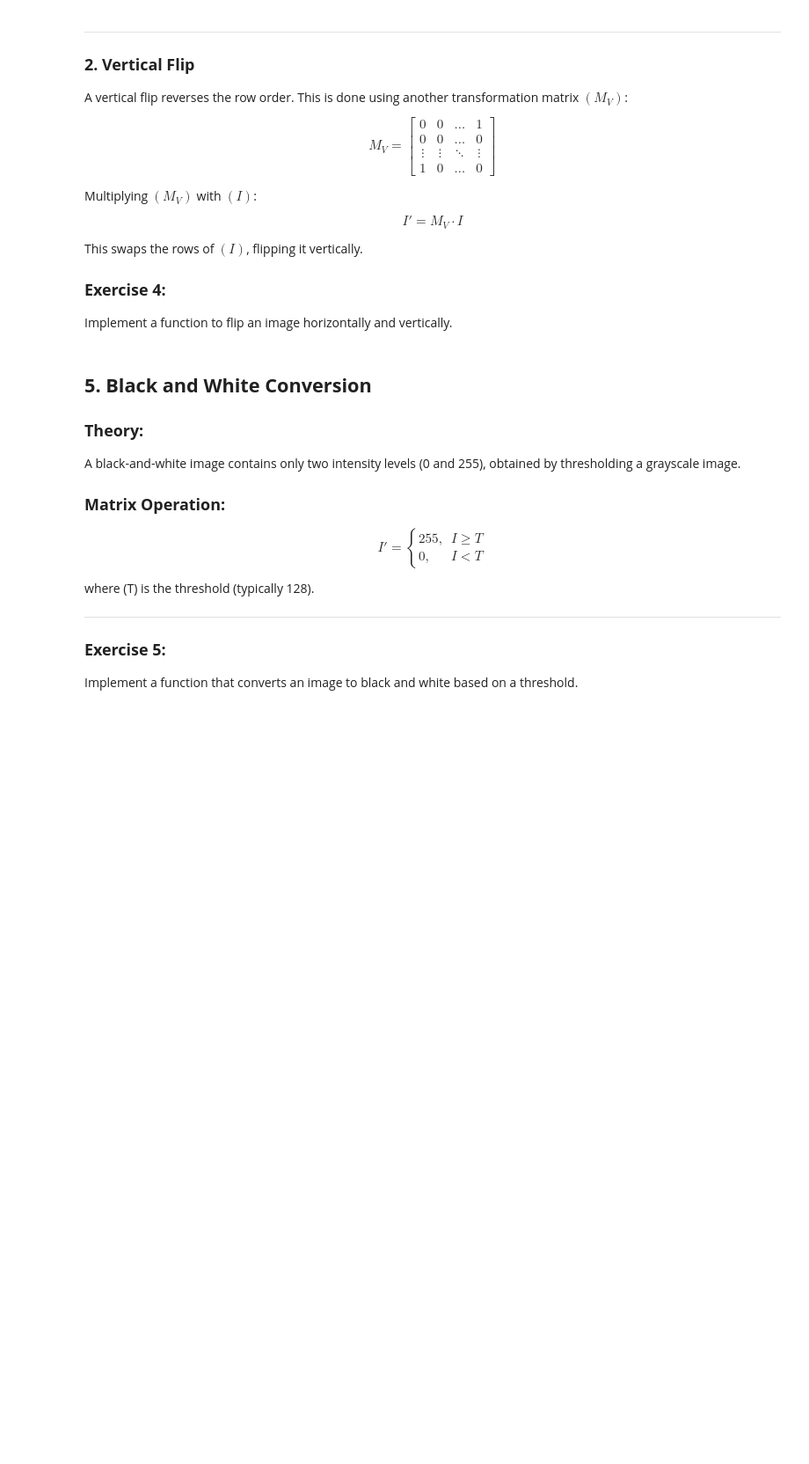
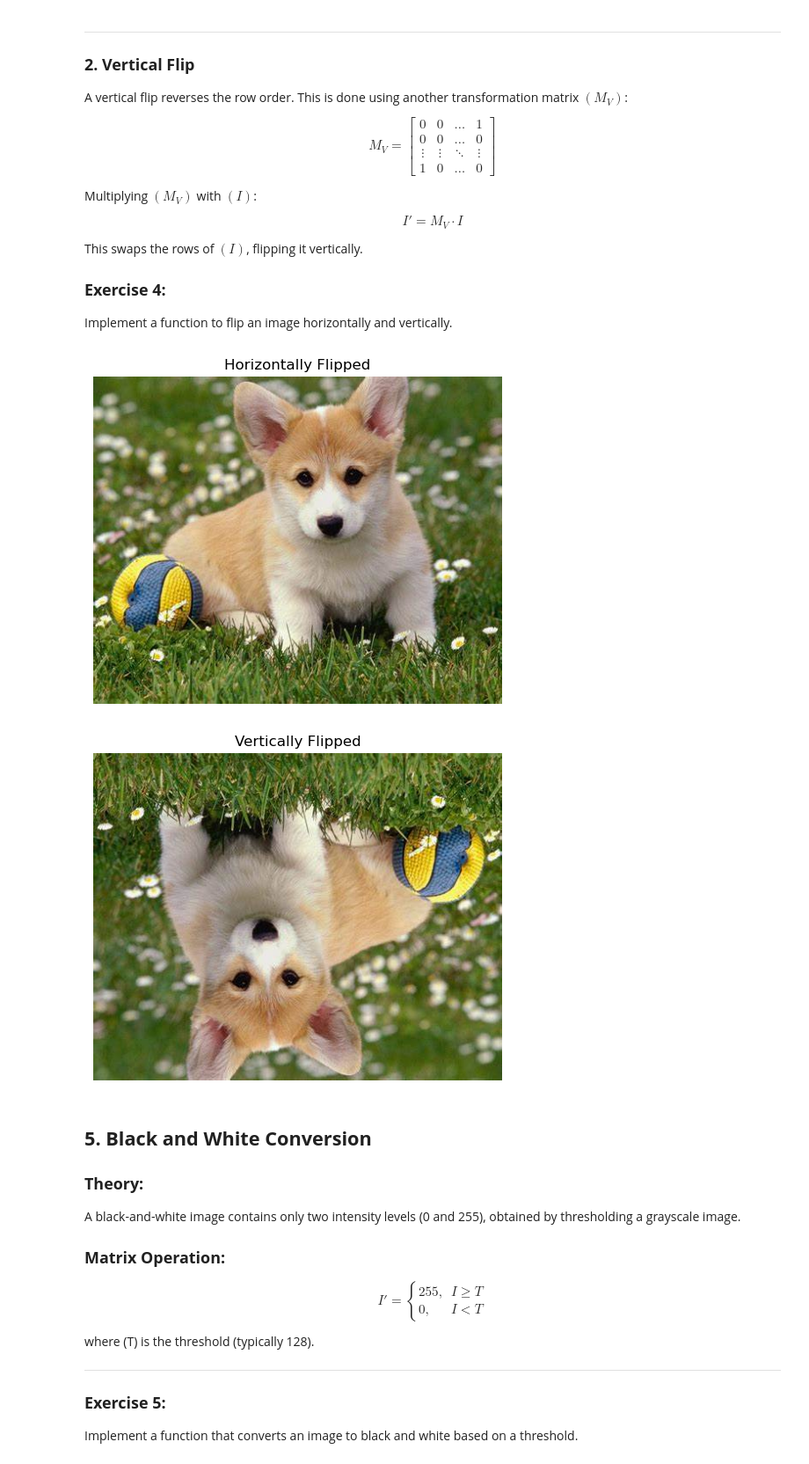
Before and after one commit to jaronbarrettCU/CSCI-2820-Group-Project, a Jupyter notebook: Computer_Graphics_Project (1).ipynb, the cells around one changed output. Shown at 88% size. Saved outputs shown, nothing was run; the diff lists cells and outputs as text; code cells hidden in the pictures; blank space fills up the shorter version.

```diff
--- a/Computer_Graphics_Project (1).ipynb
+++ b/Computer_Graphics_Project (1).ipynb
@@ -1686,16 +1752,30 @@ Implement a function to flip an image horizontally and vertically.
 # %%
 def flip_image(img, direction):
     """
     Flip the image either horizontally or vertically based on direction.
     direction='horizontal' or 'vertical'
     """
     # Your code here
+    # Get  dimensions
+    H, W = img.shape[:2]
+    p = 1 if img.ndim == 2 else img.shape[2]
+
+    # Do requested flip
+    if direction == 'horizontal':
+        I_f = img[:, ::-1, ...]
+    elif direction == 'vertical':
+        I_f = img[::-1, :, ...]
+
+    return I_f
     pass
 
 flipped_img = flip_image(img, 'horizontal')
 show_image(flipped_img, "Horizontally Flipped")
 flipped_img = flip_image(img, 'vertical')
 show_image(flipped_img, "Vertically Flipped")
+# %% [output]
+[figure, added]
+[figure, added]
 # %% [markdown]
 ## **5. Black and White Conversion**
 ### **Theory:**
```
Also changed, not shown: parts of 5 cells of this notebook.
